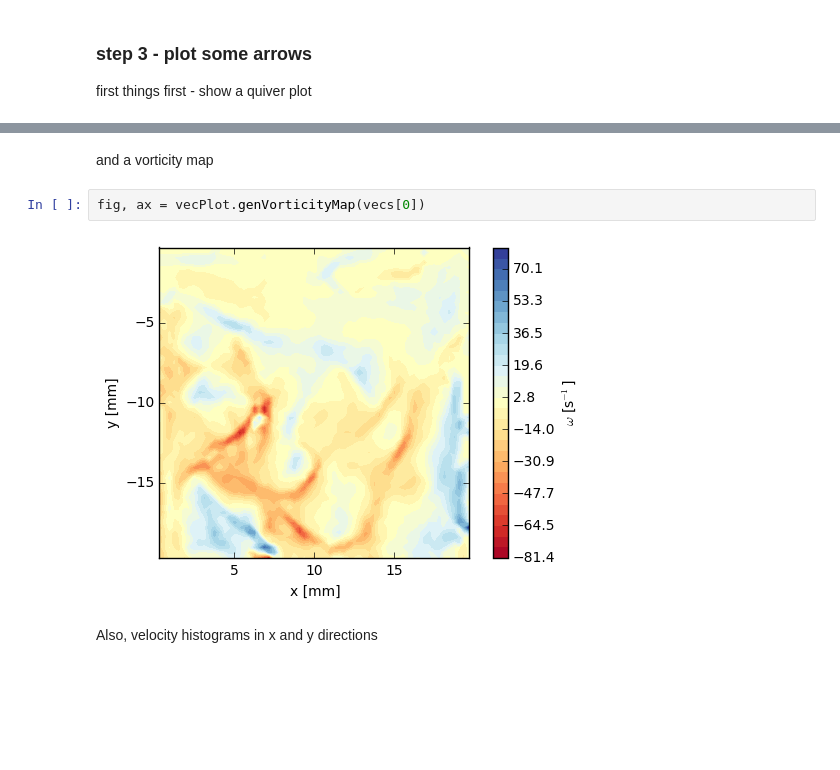
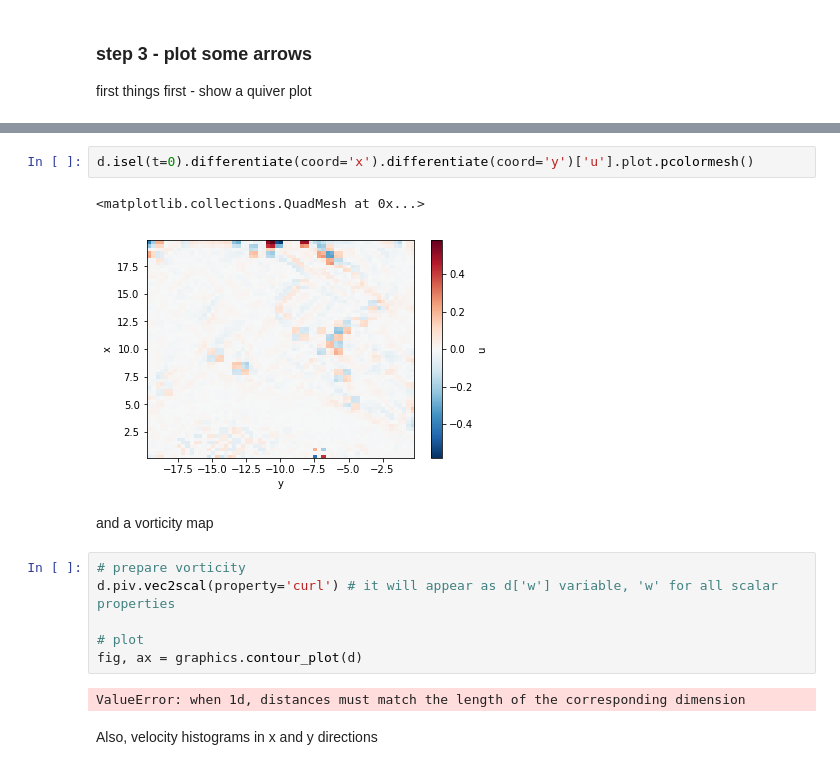
Before and after one commit to alexlib/pivpy, a Jupyter notebook: examples/notebooks/Getting_Started.ipynb, the cells around one changed output, grey strips where cells are left out. Saved outputs shown, nothing was run; the diff lists cells and outputs as text; blank space fills up the shorter version.

```diff
--- a/examples/notebooks/Getting_Started.ipynb
+++ b/examples/notebooks/Getting_Started.ipynb
@@ -47,9 +83,18 @@ fig, ax = vecPlot.genQuiver(vecs[0], nthArr=2, arrScale=20)
+# %%
+d.isel(t=0).differentiate(coord='x').differentiate(coord='y')['u'].plot.pcolormesh()
+# %% [output]
+<matplotlib.collections.QuadMesh at 0x...>
+[figure, added]
 # %% [markdown]
 and a vorticity map
-# %%
-fig, ax = vecPlot.genVorticityMap(vecs[0])
-# %% [output]
-[figure, removed]
+# %%
+# prepare vorticity
+d.piv.vec2scal(property='curl') # it will appear as d['w'] variable, 'w' for all scalar properties
+
+# plot
+fig, ax = graphics.contour_plot(d)
+# %% [output]
+ValueError: when 1d, distances must match the length of the corresponding dimension
 # %% [markdown]
 Also, velocity histograms in x and y directions
 # %%
```
Also changed, not shown: parts of 15 cells of this notebook, 5 other files.
